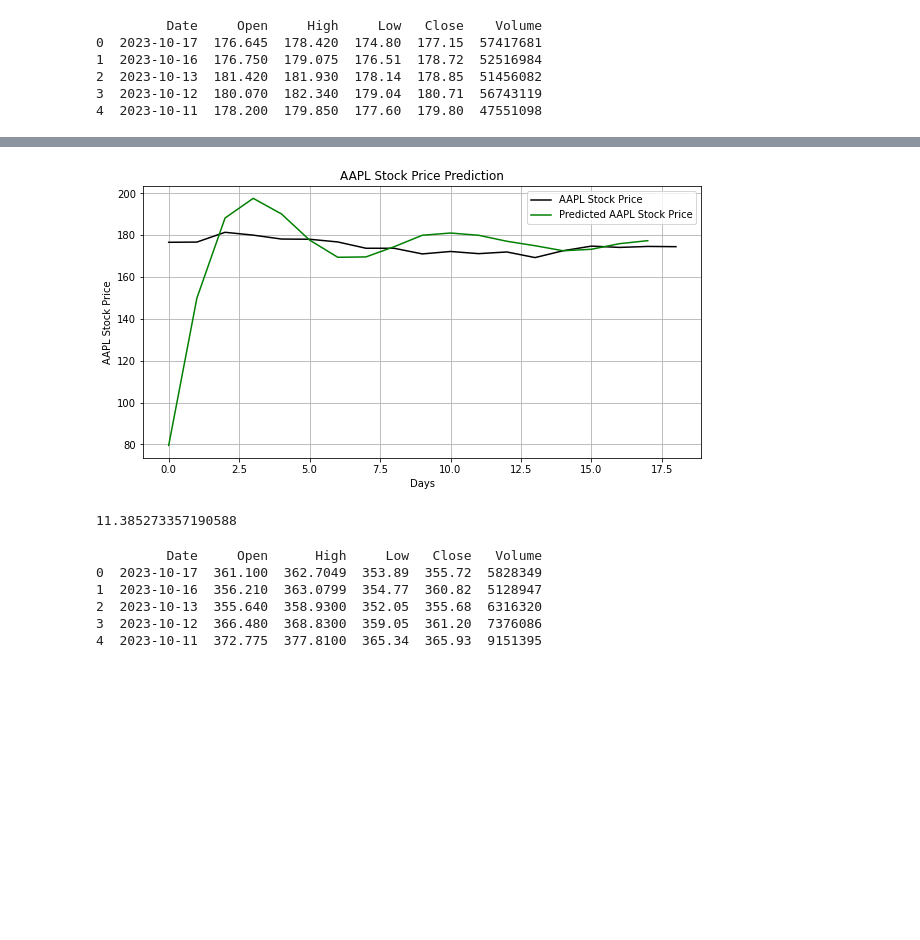
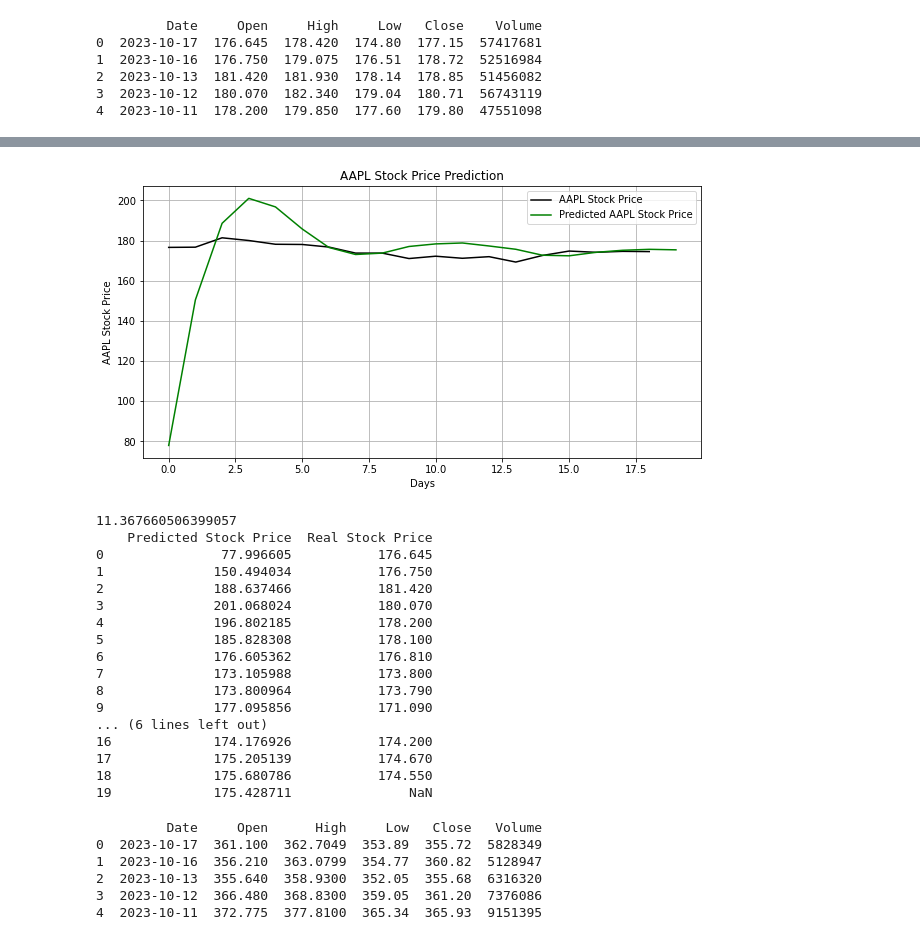
Before and after one commit to RivasEmilio/stock-prediction, a Jupyter notebook: prediction.ipynb, the cells around one changed output, grey strips where cells are left out. Cells and saved outputs as stored; diff of their text form; code cells hidden in the pictures; blank space fills up the shorter version.

```diff
--- a/prediction.ipynb
+++ b/prediction.ipynb
@@ -137,7 +145,7 @@ inputs = inputs.reshape(-1,1)
 inputs = sc.transform(inputs)
 X_test = []
 
-for i in range(60, 78):
+for i in range(60, 80):
     X_test.append(inputs[i-60:i, 0])
 X_test = np.array(X_test)
 X_test = np.reshape(X_test, (X_test.shape[0], X_test.shape[1], 1))
@@ -276,7 +284,7 @@ inputs = inputs.reshape(-1,1)
 inputs = sc.transform(inputs)
 X_test = []
 
-for i in range(60, 78):
+for i in range(60, 80):
     X_test.append(inputs[i-60:i, 0])
 X_test = np.array(X_test)
 X_test = np.reshape(X_test, (X_test.shape[0], X_test.shape[1], 1))
@@ -287,31 +295,50 @@ predicted_stock_price = sc.inverse_transform(predicted_stock_price)
 # %%
 # Visualising the results
 plt.plot(real_stock_price, color = 'black', label = 'AAPL Stock Price')
 plt.plot(predicted_stock_price, color = 'green', label = 'Predicted AAPL Stock Price')
 #make the plot look better
 plt.rcParams['figure.figsize'] = [10, 5]
 plt.grid(True)
 plt.title('AAPL Stock Price Prediction')
 plt.xlabel('Days')
 plt.ylabel('AAPL Stock Price')
 plt.legend()
 plt.show()
 
 # convert the results to a dataframe
-result_df = pd.DataFrame(predicted_stock_price)
+result_df = pd.DataFrame(predicted_stock_price, columns=['Predicted Stock Price'])
 
 #convert the real stock price to a dataframe
-real_stock_price_df = pd.DataFrame(real_stock_price)
+real_stock_price_df = pd.DataFrame(real_stock_price, columns=['Real Stock Price'])
 
 #calculate the average error of the prediction
 error = 0
-for i in range(0, len(real_stock_price_df) -1 ):
+for i in range(0, len(real_stock_price_df)):
     error += abs(real_stock_price_df.iloc[i,0] - result_df.iloc[i,0])
 error = error / len(real_stock_price_df)
 print(error)
+
+df3 = pd.concat([result_df, real_stock_price_df], axis=1)
+print(df3)
 # %% [output]
-[figure, old version]
+[figure, new version]
-11.385273357190588
+11.367660506399057
+    Predicted Stock Price  Real Stock Price
+0               77.996605           176.645
+1              150.494034           176.750
+2              188.637466           181.420
+3              201.068024           180.070
+4              196.802185           178.200
+5              185.828308           178.100
+6              176.605362           176.810
+7              173.105988           173.800
+8              173.800964           173.790
+9              177.095856           171.090
+... (6 lines left out)
+16             174.176926           174.200
+17             175.205139           174.670
+18             175.680786           174.550
+19             175.428711               NaN
 # %%
 #Start another training session with the data from NFLX.csv
 df = pd.read_csv('NFLX.csv')
```
Also changed, not shown: parts of 11 cells of this notebook.
